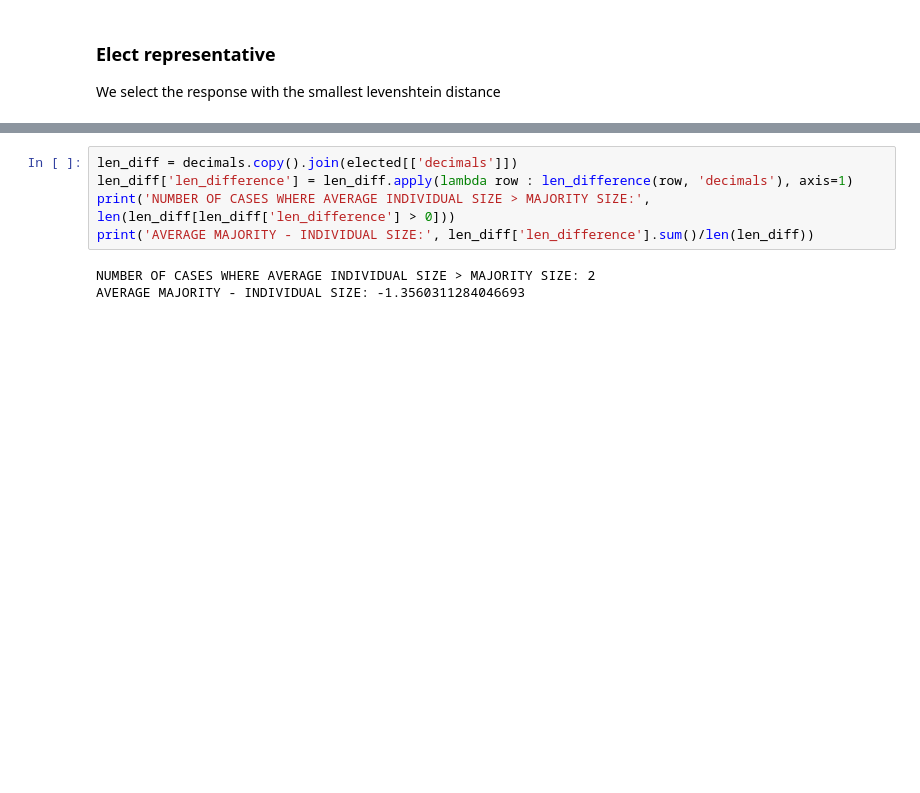
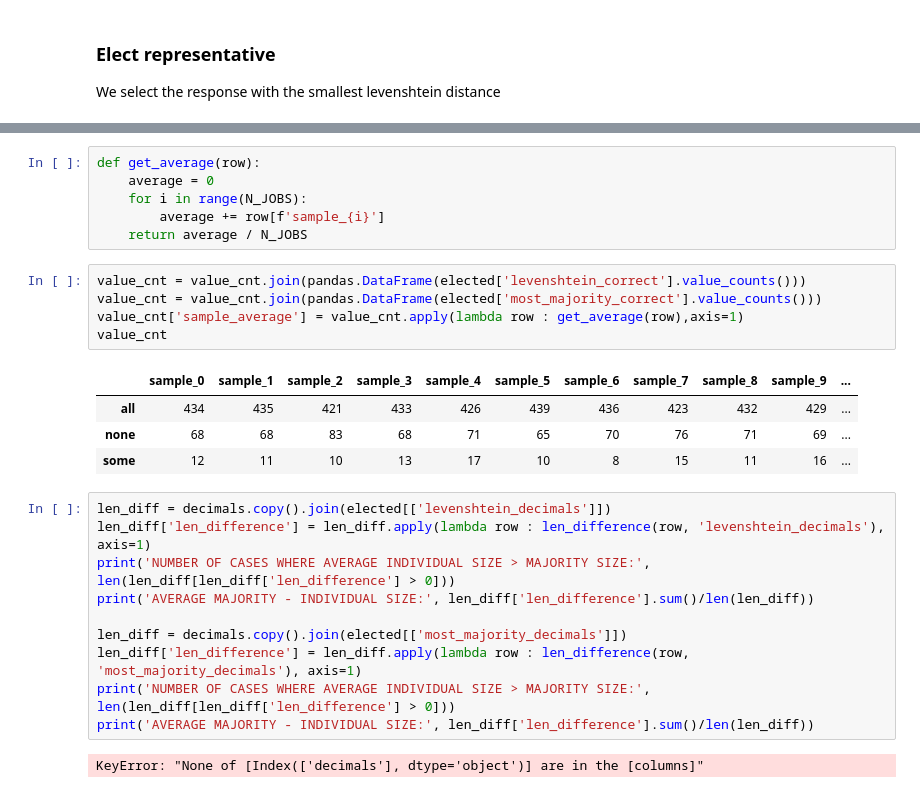
Before and after one commit to hwelsters/wisdom-of-crowd-llm, a Jupyter notebook: wisdom_of_crowds.ipynb, the cells around one changed output, grey strips where cells are left out. Drawn from its saved outputs; the diff is of its cells as text; blank space fills up the shorter version.

```diff
--- a/wisdom_of_crowds.ipynb
+++ b/wisdom_of_crowds.ipynb
@@ -296,8 +267,28 @@ I didn't expect the elected one to perform better but I guess it did?
+# %%
+def get_average(row):
+    average = 0
+    for i in range(N_JOBS):
+        average += row[f'sample_{i}']
+    return average / N_JOBS
+# %%
+value_cnt = value_cnt.join(pandas.DataFrame(elected['levenshtein_correct'].value_counts()))
+value_cnt = value_cnt.join(pandas.DataFrame(elected['most_majority_correct'].value_counts()))
+value_cnt['sample_average'] = value_cnt.apply(lambda row : get_average(row),axis=1)
+value_cnt
+# %% [output]
+|  | sample_0 | sample_1 | sample_2 | sample_3 | sample_4 | sample_5 | sample_6 | sample_7 | sample_8 | sample_9 | ... |
+| all | 434 | 435 | 421 | 433 | 426 | 439 | 436 | 423 | 432 | 429 | ... |
+| none | 68 | 68 | 83 | 68 | 71 | 65 | 70 | 76 | 71 | 69 | ... |
+| some | 12 | 11 | 10 | 13 | 17 | 10 | 8 | 15 | 11 | 16 | ... |
 # %%
-len_diff = decimals.copy().join(elected[['decimals']])
-len_diff['len_difference'] = len_diff.apply(lambda row : len_difference(row, 'decimals'), axis=1)
+len_diff = decimals.copy().join(elected[['levenshtein_decimals']])
+len_diff['len_difference'] = len_diff.apply(lambda row : len_difference(row, 'levenshtein_decimals'), axis=1)
 print('NUMBER OF CASES WHERE AVERAGE INDIVIDUAL SIZE > MAJORITY SIZE:', len(len_diff[len_diff['len_difference'] > 0]))
 print('AVERAGE MAJORITY - INDIVIDUAL SIZE:', len_diff['len_difference'].sum()/len(len_diff))
+
+len_diff = decimals.copy().join(elected[['most_majority_decimals']])
+len_diff['len_difference'] = len_diff.apply(lambda row : len_difference(row, 'most_majority_decimals'), axis=1)
+print('NUMBER OF CASES WHERE AVERAGE INDIVIDUAL SIZE > MAJORITY SIZE:', len(len_diff[len_diff['len_difference'] > 0]))
+print('AVERAGE MAJORITY - INDIVIDUAL SIZE:', len_diff['len_difference'].sum()/len(len_diff))
 # %% [output]
-NUMBER OF CASES WHERE AVERAGE INDIVIDUAL SIZE > MAJORITY SIZE: 2
-AVERAGE MAJORITY - INDIVIDUAL SIZE: -1.3560311284046693
+KeyError: "None of [Index(['decimals'], dtype='object')] are in the [columns]"
```
Also changed, not shown: parts of 13 cells of this notebook, 5 other files.
